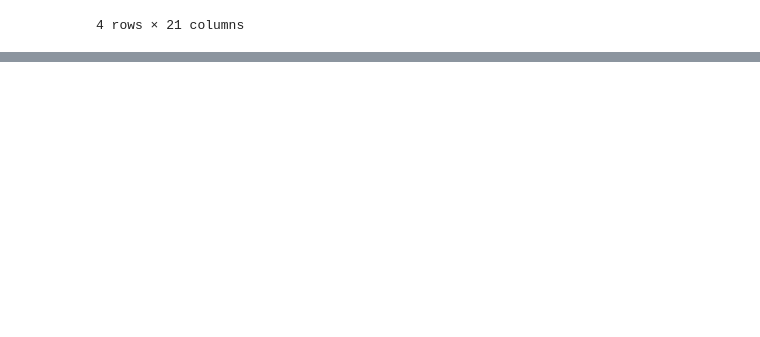
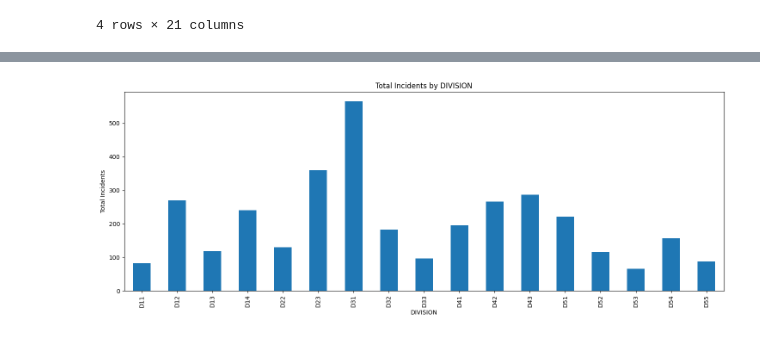
Before and after one commit to mredshaw/AI-Fundamentals-Project, a Jupyter notebook: police_data_clean.ipynb, the cells around one changed output, grey strips where cells are left out. Cells and saved outputs as stored; diff of their text form; code cells hidden in the pictures; blank space fills up the shorter version.

```diff
--- a/police_data_clean.ipynb
+++ b/police_data_clean.ipynb
@@ -138,0 +293,12 @@ df2[(df2['NEIGHBOURHOOD_158'] == 'Humber Summit') & (df2['NEIGHBOURHOOD_140'] !=
+# %%
+grouped_division = df2.groupby('DIVISION')['TOTAL_INCIDENTS'].sum()
+# %%
+plt.figure(figsize=(18, 6))
+grouped_division.plot(kind='bar')
+plt.xlabel('DIVISION')
+plt.ylabel('Total Incidents')
+plt.title('Total Incidents by DIVISION')
+plt.xticks(rotation=90)
+plt.show()
+# %% [output]
+[figure, added]
```
Also changed, not shown: parts of 48 cells of this notebook, 1 other file.
